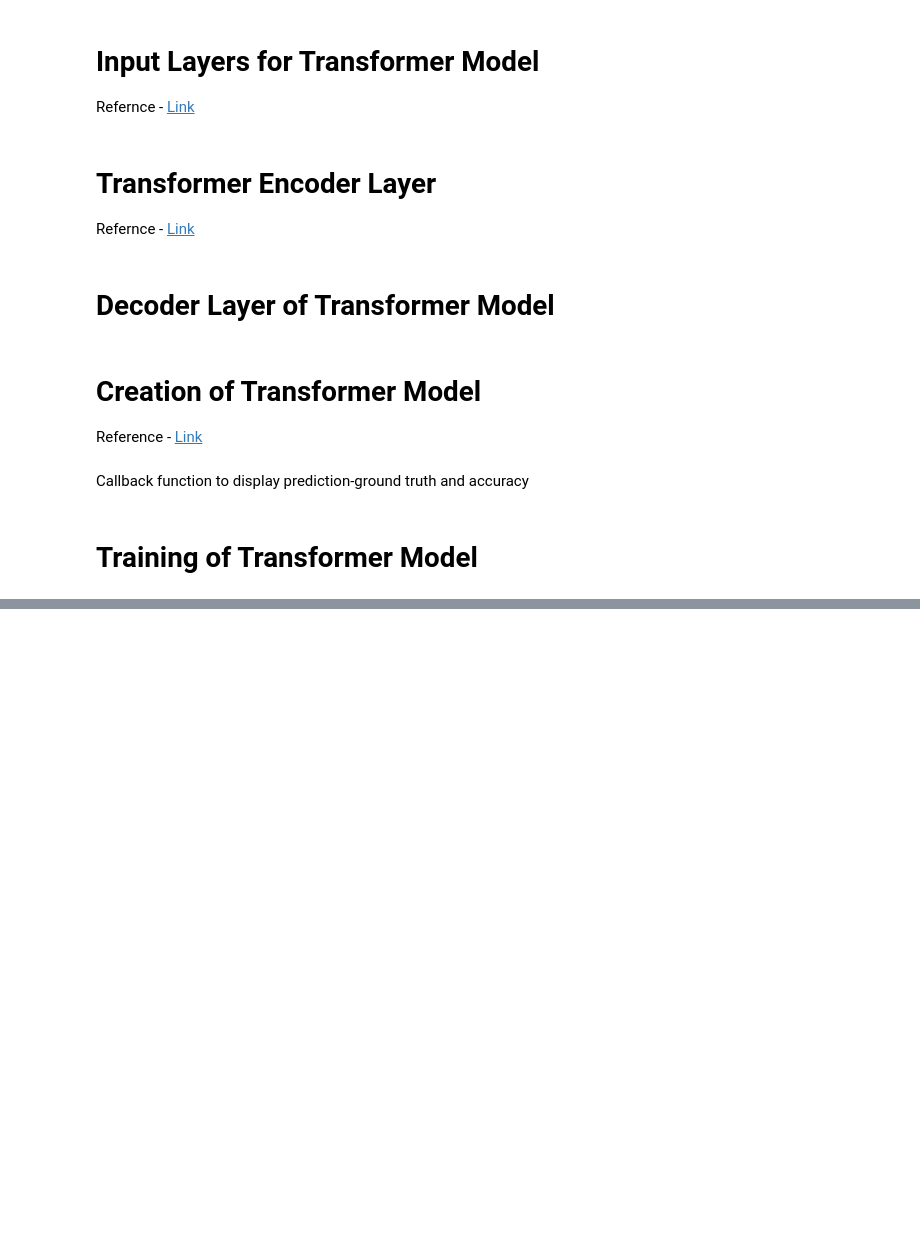
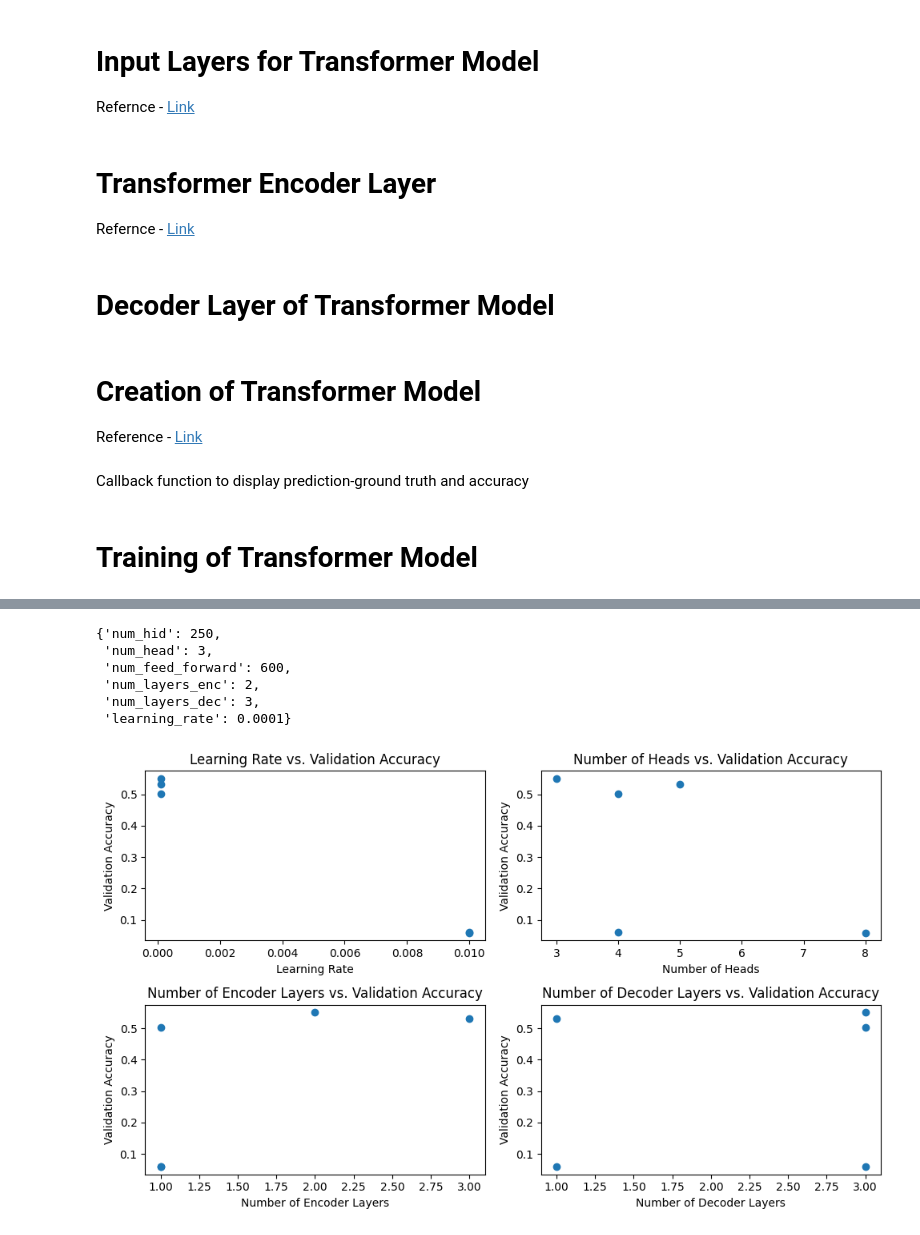
Before and after one commit to jaickeyminj/Building-a-Sign-Language-Model-, a Jupyter notebook: project-final.ipynb, the cells around one changed output, grey strips where cells are left out. Drawn from its saved outputs; the diff is of its cells as text; code cells hidden in the pictures; blank space fills up the shorter version.

```diff
--- a/project-final.ipynb
+++ b/project-final.ipynb
@@ -786,0 +869,61 @@ plt.show()
+# %%
+best_hps.values
+# %% [output]
+{'num_hid': 250,
+ 'num_head': 3,
+ 'num_feed_forward': 600,
+ 'num_layers_enc': 2,
+ 'num_layers_dec': 3,
+ 'learning_rate': 0.0001}
+# %%
+import matplotlib.pyplot as plt
+
+# Get the best trials
+best_trials = tuner.oracle.get_best_trials(num_trials=5)
+
+# Extract relevant information
+val_acc = [trial.metrics.get_last_value('val_accuracy') for trial in best_trials]
+learning_rates = [trial.hyperparameters.get('learning_rate') for trial in best_trials]
+num_heads = [trial.hyperparameters.get('num_head') for trial in best_trials]
+num_layers_enc = [trial.hyperparameters.get('num_layers_enc') for trial in best_trials]
+num_layers_dec = [trial.hyperparameters.get('num_layers_dec') for trial in best_trials]
+
+# Plot hyperparameter vs. validation accuracy
+plt.figure(figsize=(10, 6))
+
+# Plot and save Learning Rate vs. Validation Accuracy
+plt.subplot(2, 2, 1)
+plt.scatter(learning_rates, val_acc)
+plt.title('Learning Rate vs. Validation Accuracy')
+plt.xlabel('Learning Rate')
+plt.ylabel('Validation Accuracy')
+plt.savefig('learning_rate_vs_validation_accuracy.png')
+
+# Plot and save Number of Heads vs. Validation Accuracy
+plt.subplot(2, 2, 2)
+plt.scatter(num_heads, val_acc)
+plt.title('Number of Heads vs. Validation Accuracy')
+plt.xlabel('Number of Heads')
+plt.ylabel('Validation Accuracy')
+plt.savefig('number_of_heads_vs_validation_accuracy.png')
+
+# Plot and save Number of Encoder Layers vs. Validation Accuracy
+plt.subplot(2, 2, 3)
+plt.scatter(num_layers_enc, val_acc)
+plt.title('Number of Encoder Layers vs. Validation Accuracy')
+plt.xlabel('Number of Encoder Layers')
+plt.ylabel('Validation Accuracy')
+plt.savefig('number_of_encoder_layers_vs_validation_accuracy.png')
+
+# Plot and save Number of Decoder Layers vs. Validation Accuracy
+plt.subplot(2, 2, 4)
+plt.scatter(num_layers_dec, val_acc)
+plt.title('Number of Decoder Layers vs. Validation Accuracy')
+plt.xlabel('Number of Decoder Layers')
+plt.ylabel('Validation Accuracy')
+plt.savefig('number_of_decoder_layers_vs_validation_accuracy.png')
+
+plt.tight_layout()
+plt.show()
+# %% [output]
+[figure, added]
```
Also changed, not shown: parts of 11 cells of this notebook.
